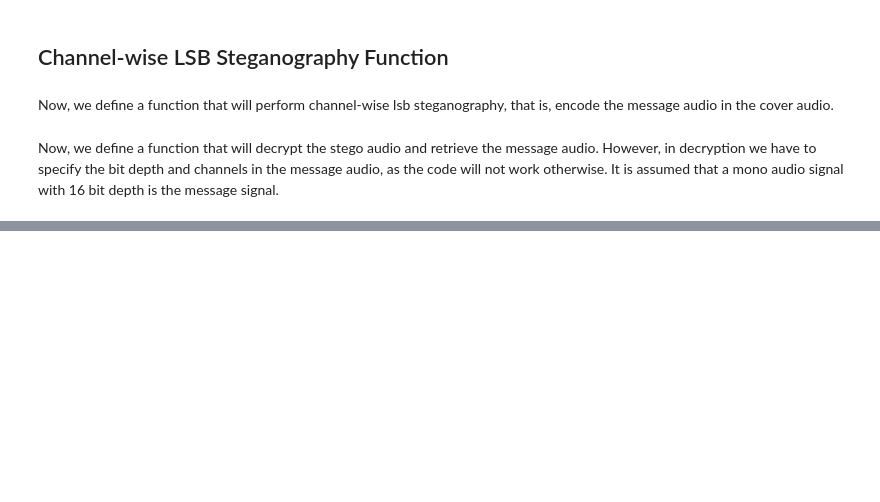
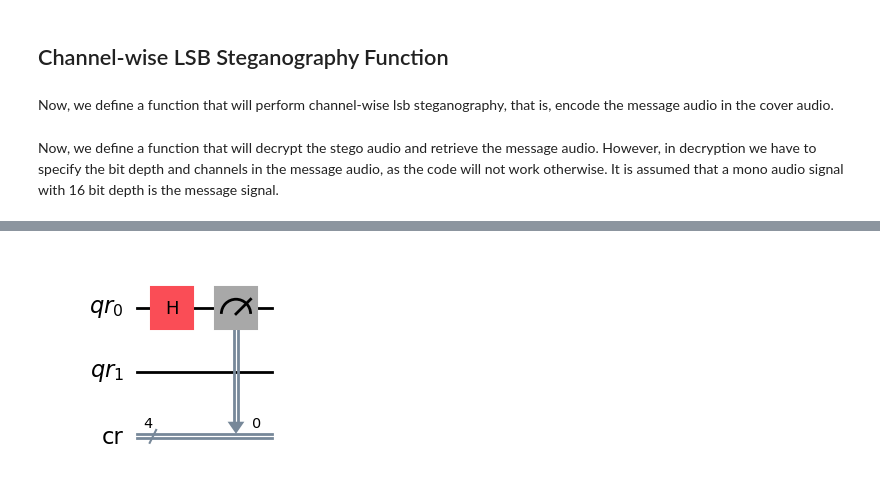
Before and after one commit to skywalker478/qcThesis, a Jupyter notebook: steganography.ipynb, the cells around one changed output, grey strips where cells are left out. Saved outputs shown, nothing was run; the diff lists cells and outputs as text; code cells hidden in the pictures; blank space fills up the shorter version.

```diff
--- a/steganography.ipynb
+++ b/steganography.ipynb
@@ -244,0 +286,4 @@ def decodeLSB(stegoAudioPath, messageAudioPath, messageBitDepth=16, messageChann
+# %%
+measureA1.draw(output='mpl')
+# %% [output]
+[figure, added]
```
Also changed, not shown: parts of 18 cells of this notebook, 11 other files.
